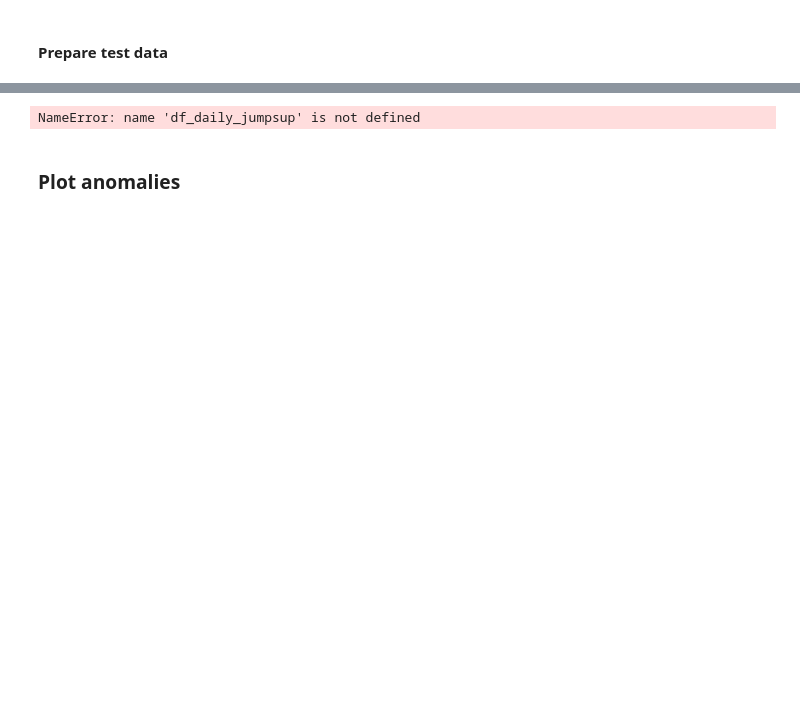
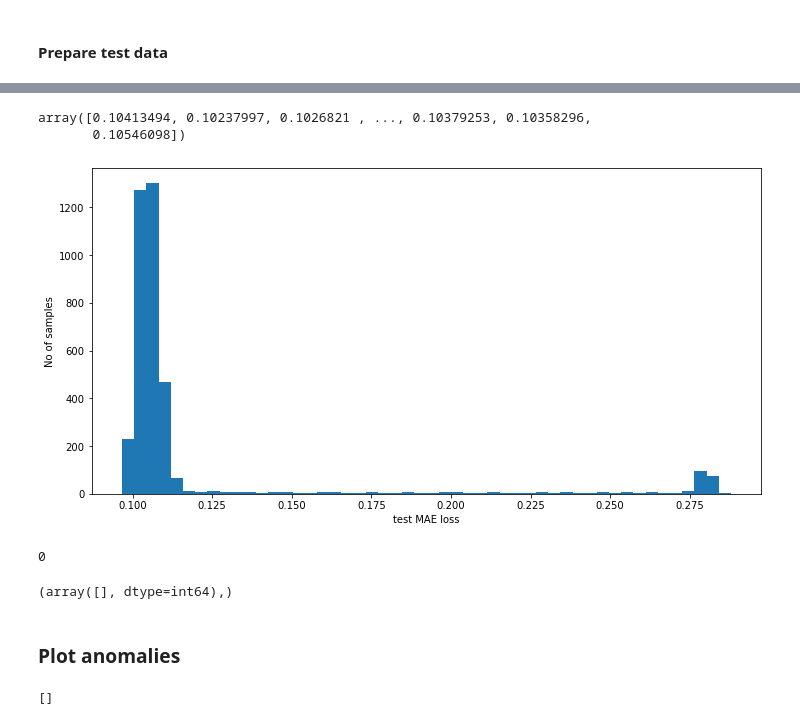
Before and after one commit to DracoNibilis/Machine-Learning-and-Statistic, a Jupyter notebook: anomaly-detection.ipynb, the cells around one changed output, grey strips where cells are left out. Saved outputs shown, nothing was run; the diff lists cells and outputs as text; code cells hidden in the pictures; blank space fills up the shorter version.

Commit message:
anomalies

```diff
--- a/anomaly-detection.ipynb
+++ b/anomaly-detection.ipynb
@@ -422,2 +438,5 @@ plt.show()
 # %% [markdown]
 #### Prepare test data
+# %%
+# Use test mean and test std on test value.
+df_test_value = (df_anomaly - training_mean) / training_std
@@ -423,0 +449,5 @@ plt.show()
+# %%
+# Create sequences from test values.
+x_test = windows(df_test_value.values)
+
+x_test.shape
@@ -424,29 +475,32 @@ plt.show()
+# %%
+test_mae_loss
+# %% [output]
+array([0.10413494, 0.10237997, 0.1026821 , ..., 0.10379253, 0.10358296,
+       0.10546098])
+# %%
+# Set the plot
+fig, ax = plt.subplots(figsize=(12,6))
+# Plot histogram.
+ax.hist(test_mae_loss, bins=50)
+# Set x-axis label.
+ax.set_xlabel("test MAE loss")
+# Set y-axis label.
+ax.set_ylabel("No of samples");
+# %% [output]
+[figure, added]
 # %%
-df_test_value = (df_daily_jumpsup - training_mean) / training_std
-fig, ax = plt.subplots()
-df_test_value.plot(legend=False, ax=ax)
-plt.show()
-
-# Create sequences from test values.
-x_test = create_sequences(df_test_value.values)
-print("Test input shape: ", x_test.shape)
-
-# Get test MAE loss.
-x_test_pred = model.predict(x_test)
-test_mae_loss = np.mean(np.abs(x_test_pred - x_test), axis=1)
-test_mae_loss = test_mae_loss.reshape((-1))
-
-plt.hist(test_mae_loss, bins=50)
-plt.xlabel("test MAE loss")
-plt.ylabel("No of samples")
-plt.show()
-
 # Detect all the samples which are anomalies.
 anomalies = test_mae_loss > threshold
-print("Number of anomaly samples: ", np.sum(anomalies))
-print("Indices of anomaly samples: ", np.where(anomalies))
+
+# Number of anomalies.
+np.sum(anomalies)
 # %% [output]
-NameError: name 'df_daily_jumpsup' is not defined
+0
+# %%
+# Indices of anomalies.
+np.where(anomalies)
+# %% [output]
+(array([], dtype=int64),)
 # %% [markdown]
 ### Plot anomalies
 # %%
@@ -457,0 +512,4 @@ for data_idx in range(TIME_STEPS - 1, len(df_test_value) - TIME_STEPS + 1):
+# %%
+inds
+# %% [output]
+[]
```
Also changed, not shown: parts of 26 cells of this notebook.
